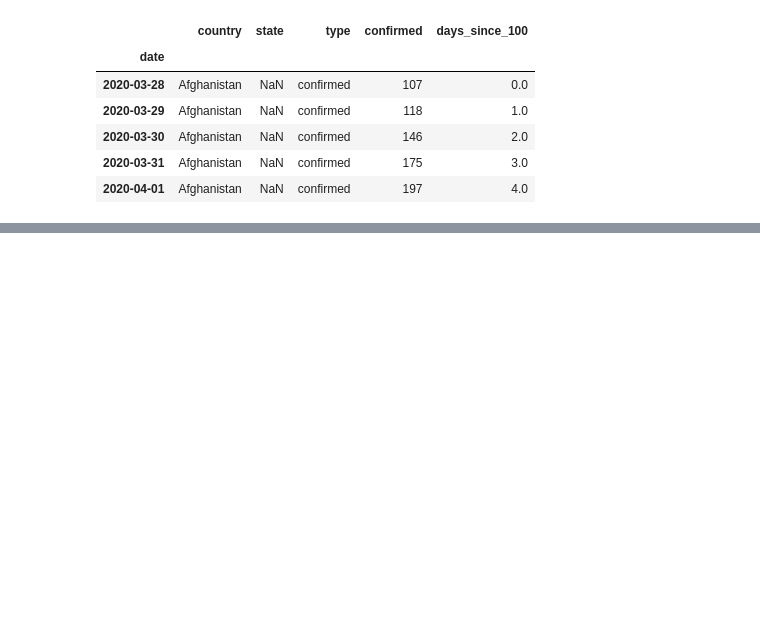
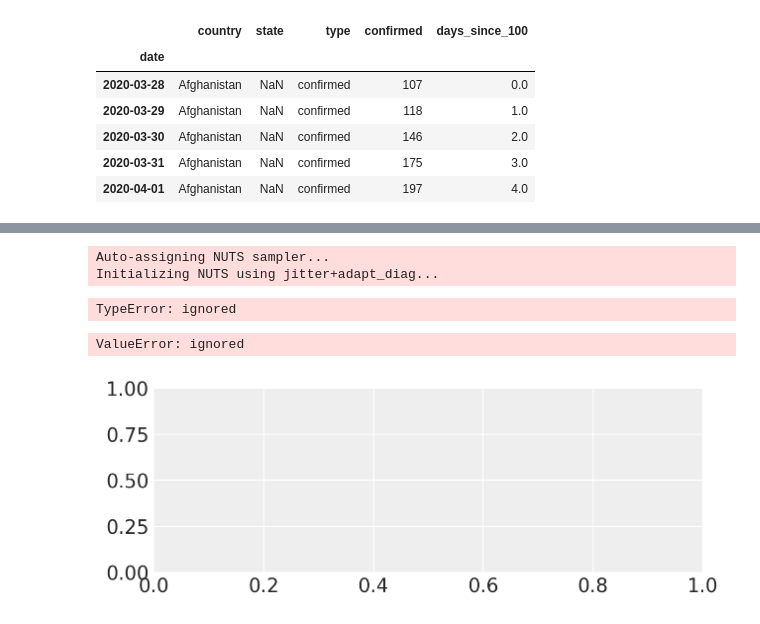
Before and after one commit to roesta07/Modeling-COVID-19, a Jupyter notebook: analysis.ipynb, the cells around one changed output, grey strips where cells are left out. Drawn from its saved outputs; the diff is of its cells as text; code cells hidden in the pictures; blank space fills up the shorter version.

```diff
--- a/analysis.ipynb
+++ b/analysis.ipynb
@@ -47,6 +47,7 @@ import scipy.stats as stats
 import daft
 from theano import theano
 
+sampler_kwargs={'chains':4,'cores':4,'return_inferencedata':True}
 
 from scipy.interpolate import griddata
 from causalgraphicalmodels import CausalGraphicalModel
@@ -148,0 +150,12 @@ ax.set(xlabel='Days',ylabel='cases',ylim=(-1000,1000),xlim=(0,10))
+# %%
+with m4_1:
+  trace4_1=pm.sample(**sampler_kwargs)
+# %% [output]
+Auto-assigning NUTS sampler...
+Initializing NUTS using jitter+adapt_diag...
+TypeError: ignored
+# %%
+az.plot_trace(trace4_1)
+# %% [output]
+ValueError: ignored
+[figure, added]
```
Also changed, not shown: parts of 3 cells of this notebook.
